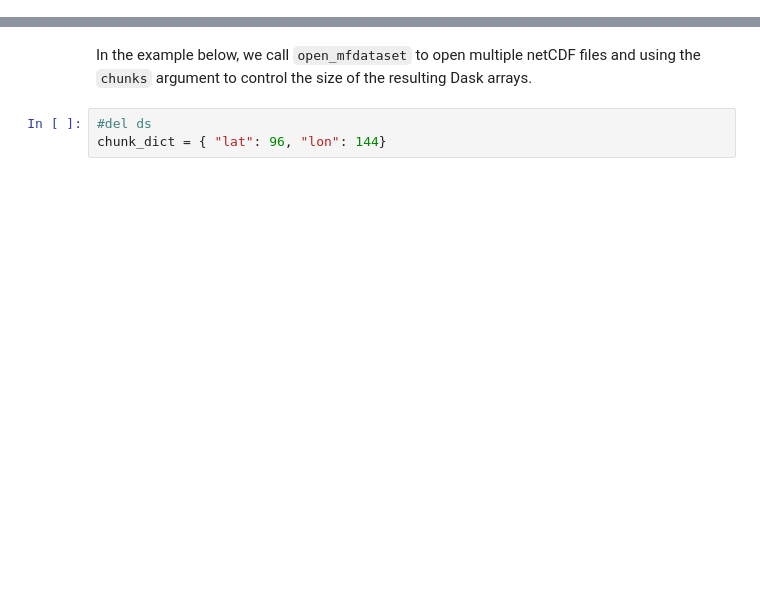
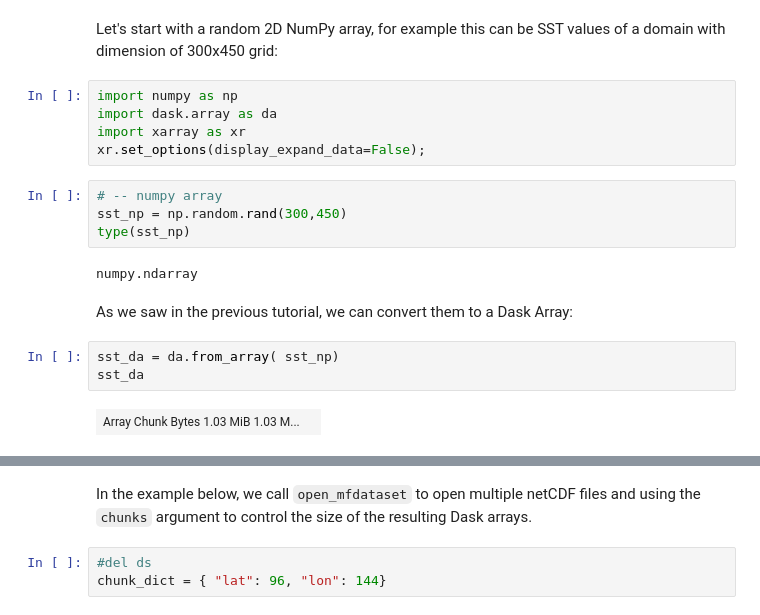
Before and after one commit to NCAR/dask-tutorial, a Jupyter notebook: notebooks/04-dask-xarray.ipynb, the cells around one changed output, grey strips where cells are left out. Saved outputs shown, nothing was run; the diff lists cells and outputs as text; blank space fills up the shorter version.

```diff
--- a/notebooks/04-dask-xarray.ipynb
+++ b/notebooks/04-dask-xarray.ipynb
@@ -32,0 +73,20 @@ Xarray integrates with Dask to support parallel computations and streaming datas
+# %% [markdown]
+Let's start with a random 2D NumPy array, for example this can be SST values of a domain with dimension of 300x450 grid:
+# %%
+import numpy as np
+import dask.array as da
+import xarray as xr
+xr.set_options(display_expand_data=False);
+# %%
+# -- numpy array
+sst_np = np.random.rand(300,450)
+type(sst_np)
+# %% [output]
+numpy.ndarray
+# %% [markdown]
+As we saw in the previous tutorial, we can convert them to a Dask Array:
+# %%
+sst_da = da.from_array( sst_np)
+sst_da
+# %% [output]
+| Array Chunk Bytes 1.03 MiB 1.03 M... |  |
```
Also changed, not shown: parts of 42 cells of this notebook.
